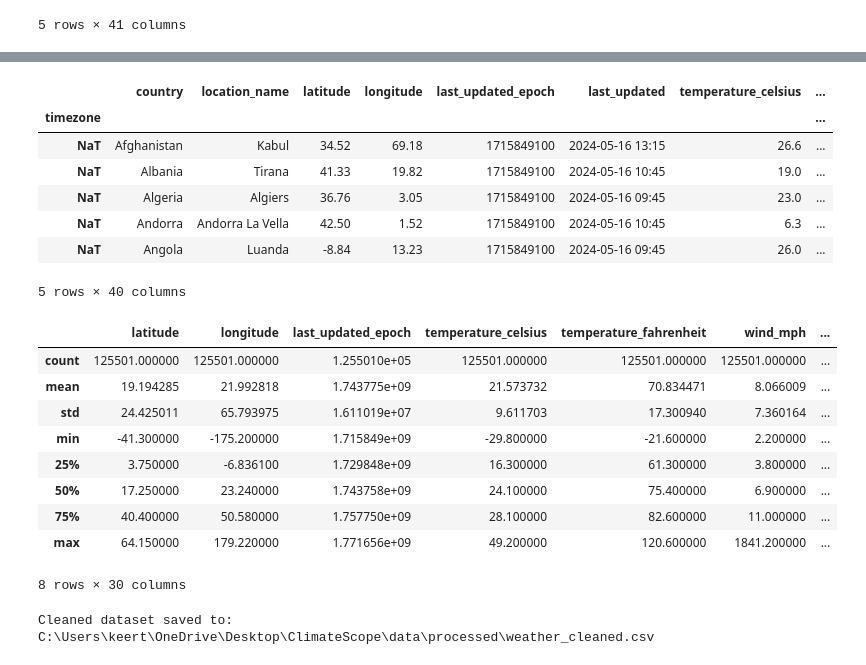
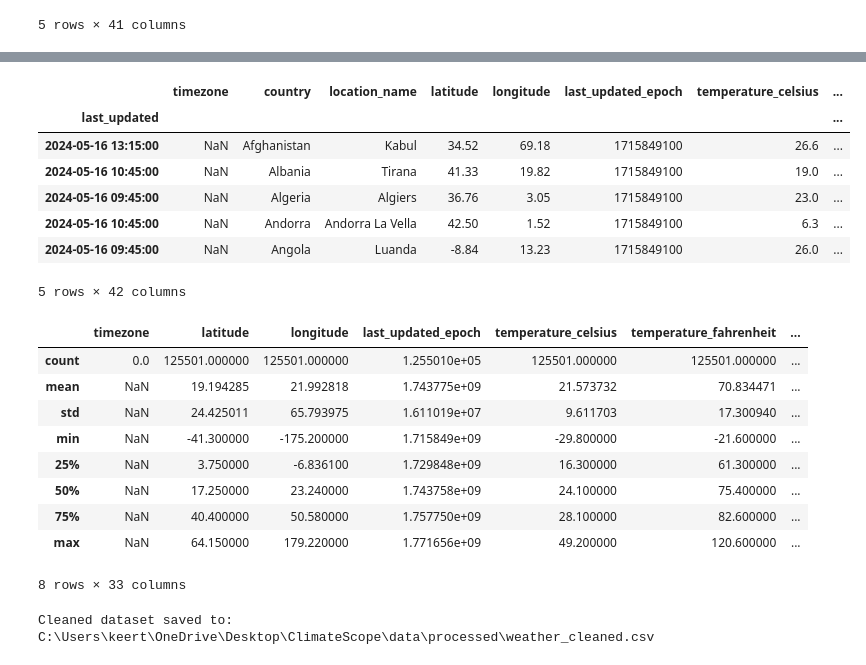
Before and after one commit to kerthana-M/ClimateScope, a Jupyter notebook: notebooks/01_data_preparation.ipynb, the cells around one changed output, grey strips where cells are left out. Saved outputs shown, nothing was run; the diff lists cells and outputs as text; code cells hidden in the pictures.

Commit message:
Updated notebooks and added milestone1_summary

```diff
--- a/notebooks/01_data_preparation.ipynb
+++ b/notebooks/01_data_preparation.ipynb
@@ -86,33 +70,35 @@ moon_illumination                    0
 dtype: int64
 # %%
-# Convert date column to datetime
-df["timezone"] = pd.to_datetime(df["timezone"], errors="coerce")
+# Converting timestamp column to datetime
+df["last_updated"] = pd.to_datetime(df["last_updated"], errors="coerce")
 
-# Set date as index (optional but recommended)
-df.set_index("timezone", inplace=True)
+# Setting datetime column as index
+df.set_index("last_updated", inplace=True)
 
+# Extracted year and month for aggregation
+df["year"] = df.index.year
+df["month"] = df.index.month
 df.head()
 # %% [output]
-|  | country | location_name | latitude | longitude | last_updated_epoch | last_updated | temperature_celsius | ... |
-| timezone |  |  |  |  |  |  |  | ... |
-| NaT | Afghanistan | Kabul | 34.52 | 69.18 | 1715849100 | 2024-05-16 13:15 | 26.6 | ... |
-| NaT | Albania | Tirana | 41.33 | 19.82 | 1715849100 | 2024-05-16 10:45 | 19.0 | ... |
-| NaT | Algeria | Algiers | 36.76 | 3.05 | 1715849100 | 2024-05-16 09:45 | 23.0 | ... |
-| NaT | Andorra | Andorra La Vella | 42.50 | 1.52 | 1715849100 | 2024-05-16 10:45 | 6.3 | ... |
-| NaT | Angola | Luanda | -8.84 | 13.23 | 1715849100 | 2024-05-16 09:45 | 26.0 | ... |
+|  | timezone | country | location_name | latitude | longitude | last_updated_epoch | temperature_celsius | ... |
+| last_updated |  |  |  |  |  |  |  | ... |
+| 2024-05-16 13:15:00 | NaN | Afghanistan | Kabul | 34.52 | 69.18 | 1715849100 | 26.6 | ... |
+| 2024-05-16 10:45:00 | NaN | Albania | Tirana | 41.33 | 19.82 | 1715849100 | 19.0 | ... |
+| 2024-05-16 09:45:00 | NaN | Algeria | Algiers | 36.76 | 3.05 | 1715849100 | 23.0 | ... |
+| 2024-05-16 10:45:00 | NaN | Andorra | Andorra La Vella | 42.50 | 1.52 | 1715849100 | 6.3 | ... |
+| 2024-05-16 09:45:00 | NaN | Angola | Luanda | -8.84 | 13.23 | 1715849100 | 26.0 | ... |
-5 rows × 40 columns
+5 rows × 42 columns
 # %%
-# Summary statistics
 df.describe()
 # %% [output]
-|  | latitude | longitude | last_updated_epoch | temperature_celsius | temperature_fahrenheit | wind_mph | ... |
-| count | 125501.000000 | 125501.000000 | 1.255010e+05 | 125501.000000 | 125501.000000 | 125501.000000 | ... |
-| mean | 19.194285 | 21.992818 | 1.743775e+09 | 21.573732 | 70.834471 | 8.066009 | ... |
-| std | 24.425011 | 65.793975 | 1.611019e+07 | 9.611703 | 17.300940 | 7.360164 | ... |
-| min | -41.300000 | -175.200000 | 1.715849e+09 | -29.800000 | -21.600000 | 2.200000 | ... |
-| 25% | 3.750000 | -6.836100 | 1.729848e+09 | 16.300000 | 61.300000 | 3.800000 | ... |
-| 50% | 17.250000 | 23.240000 | 1.743758e+09 | 24.100000 | 75.400000 | 6.900000 | ... |
-| 75% | 40.400000 | 50.580000 | 1.757750e+09 | 28.100000 | 82.600000 | 11.000000 | ... |
-| max | 64.150000 | 179.220000 | 1.771656e+09 | 49.200000 | 120.600000 | 1841.200000 | ... |
+|  | timezone | latitude | longitude | last_updated_epoch | temperature_celsius | temperature_fahrenheit | ... |
+| count | 0.0 | 125501.000000 | 125501.000000 | 1.255010e+05 | 125501.000000 | 125501.000000 | ... |
+| mean | NaN | 19.194285 | 21.992818 | 1.743775e+09 | 21.573732 | 70.834471 | ... |
+| std | NaN | 24.425011 | 65.793975 | 1.611019e+07 | 9.611703 | 17.300940 | ... |
+| min | NaN | -41.300000 | -175.200000 | 1.715849e+09 | -29.800000 | -21.600000 | ... |
+| 25% | NaN | 3.750000 | -6.836100 | 1.729848e+09 | 16.300000 | 61.300000 | ... |
+| 50% | NaN | 17.250000 | 23.240000 | 1.743758e+09 | 24.100000 | 75.400000 | ... |
+| 75% | NaN | 40.400000 | 50.580000 | 1.757750e+09 | 28.100000 | 82.600000 | ... |
+| max | NaN | 64.150000 | 179.220000 | 1.771656e+09 | 49.200000 | 120.600000 | ... |
-8 rows × 30 columns
+8 rows × 33 columns
 # %%
```
Also changed, not shown: parts of 9 cells of this notebook, 2 other files.
